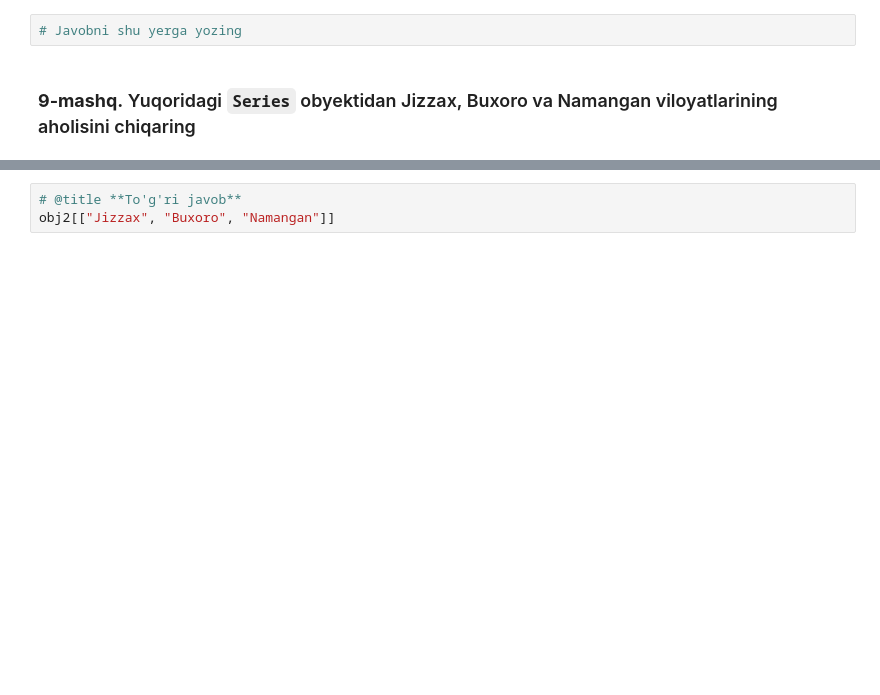
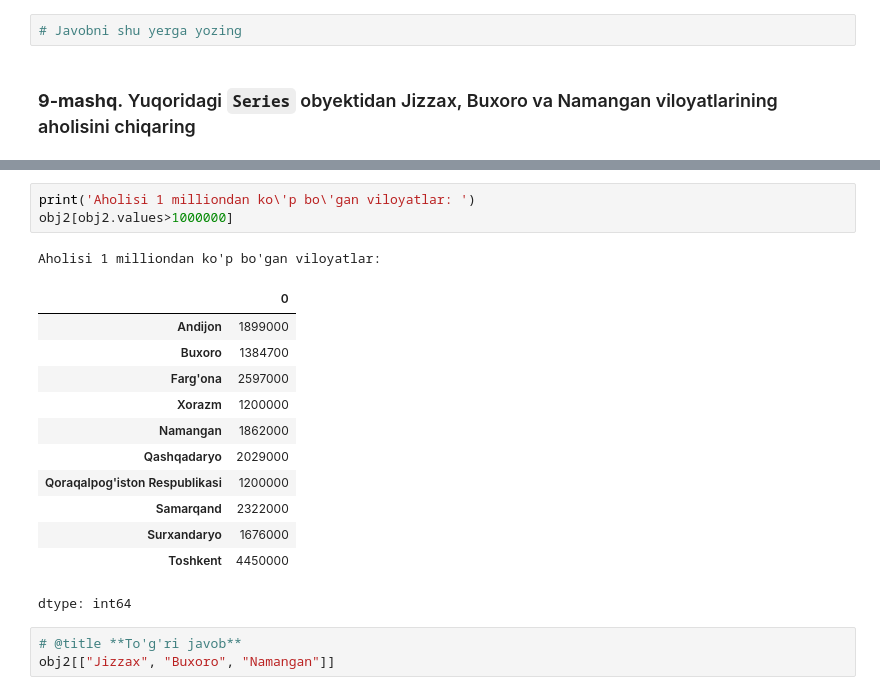
Before and after one commit to marufjon1991mike-gif/data-science-practice, a Jupyter notebook: Copy_of_DS_pandas_1_amaliyot_df.ipynb, the cells around one changed output, grey strips where cells are left out. Drawn from its saved outputs; the diff is of its cells as text; blank space fills up the shorter version.

```diff
--- a/Copy_of_DS_pandas_1_amaliyot_df.ipynb
+++ b/Copy_of_DS_pandas_1_amaliyot_df.ipynb
@@ -187,3 +194,20 @@ array([1899000, 1384700, 2597000,  910500, 1200000, 1862000,  767500,
+# %%
+print('Aholisi 1 milliondan ko\'p bo\'gan viloyatlar: ')
+obj2[obj2.values>1000000]
+# %% [output]
+Aholisi 1 milliondan ko'p bo'gan viloyatlar:
+|  | 0 |
+| Andijon | 1899000 |
+| Buxoro | 1384700 |
+| Farg'ona | 2597000 |
+| Xorazm | 1200000 |
+| Namangan | 1862000 |
+| Qashqadaryo | 2029000 |
+| Qoraqalpog'iston Respublikasi | 1200000 |
+| Samarqand | 2322000 |
+| Surxandaryo | 1676000 |
+| Toshkent | 4450000 |
+dtype: int64
 # %%
 # @title **To'g'ri javob**
 obj2[["Jizzax", "Buxoro", "Namangan"]]
```
Also changed, not shown: parts of 3 cells of this notebook.
